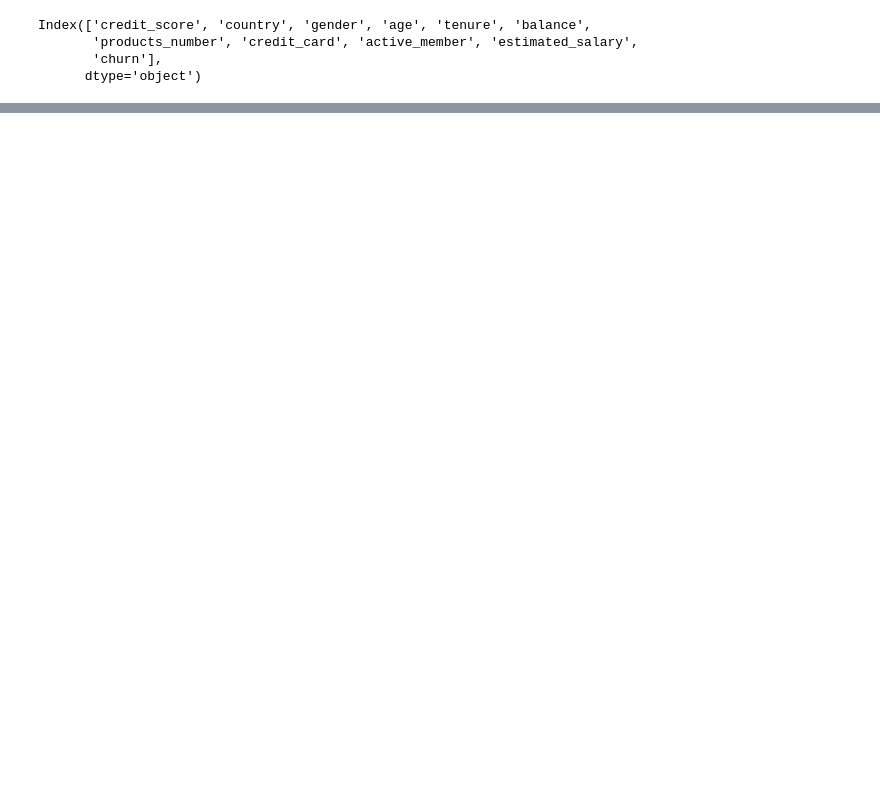
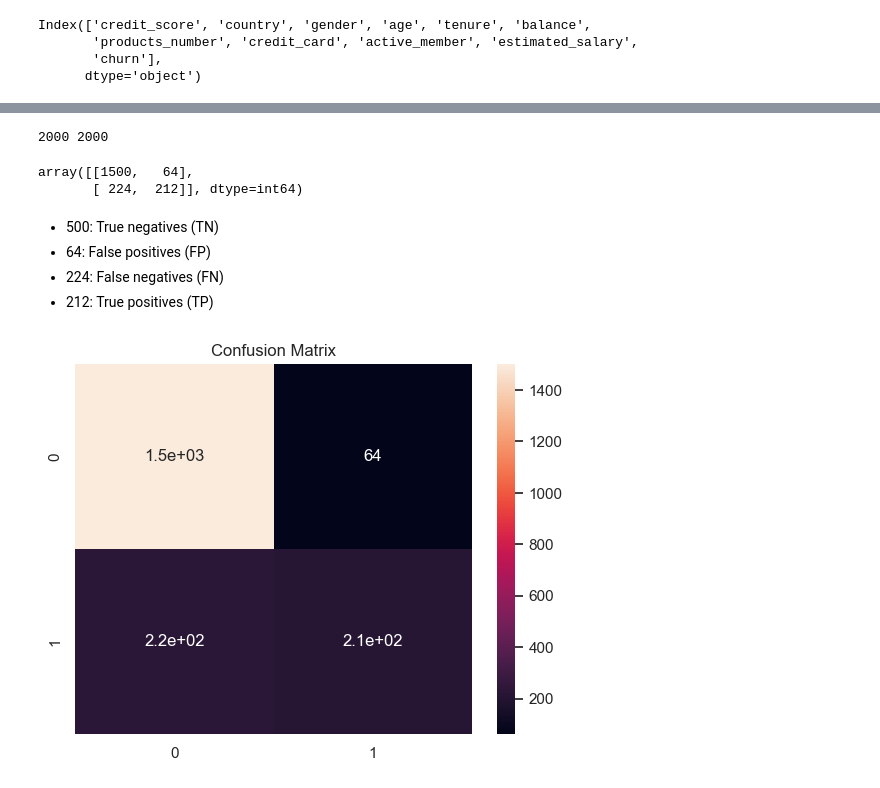
Before and after one commit to Ashishgupta212/Churn-Analysis-using-Ann--Artificial-Neural-Network-, a Jupyter notebook: Datasets.ipynb, the cells around one changed output, grey strips where cells are left out. Cells and saved outputs as stored; diff of their text form; code cells hidden in the pictures; blank space fills up the shorter version.

```diff
--- a/Datasets.ipynb
+++ b/Datasets.ipynb
@@ -476,0 +333,8 @@ pickle_model =  pickle.load(open('Ann_model.pkl','rb'))
+# %%
+# Model compile
+Ann_model.compile(
+     optimizer = 'adam', ## Adam otimizer
+     loss = 'BinaryCrossentropy',   ## Loss function
+     metrics =  ['accuracy']
+)
+model_history = Ann_model.fit(X_train,y_train,epochs=50)
@@ -476,0 +374,3 @@ pickle_model =  pickle.load(open('Ann_model.pkl','rb'))
+# %%
+yp  =  Ann_model.predict(X_test)
+yp
@@ -476,0 +386,30 @@ pickle_model =  pickle.load(open('Ann_model.pkl','rb'))
+# %%
+y_pred = [] ## empty list
+for i in yp:
+     if i > 0.5: ## threshold  value 0.5
+          y_pred.append(1)  ## value greater then 0.5 append 1.
+     else:
+          y_pred.append(0)## value lesser then 0.5 append 0.
+# %%
+print(len(y_pred),len(y_test))
+# %% [output]
+2000 2000
+# %%
+from sklearn.metrics import confusion_matrix,classification_report
+cm = confusion_matrix(y_test,y_pred)   ## Confusion matrix
+cm
+# %% [output]
+array([[1500,   64],
+       [ 224,  212]], dtype=int64)
+# %% [markdown]
+- 500: True negatives (TN)
+- 64: False positives (FP)
+- 224: False negatives (FN)
+- 212: True positives (TP)
+# %%
+## Confusion matrix plot .
+sns.heatmap(cm,annot=True)
+plt.title('Confusion Matrix')
+plt.show()
+# %% [output]
+[figure, added]
```
Also changed, not shown: parts of 48 cells of this notebook, 8 other files.
